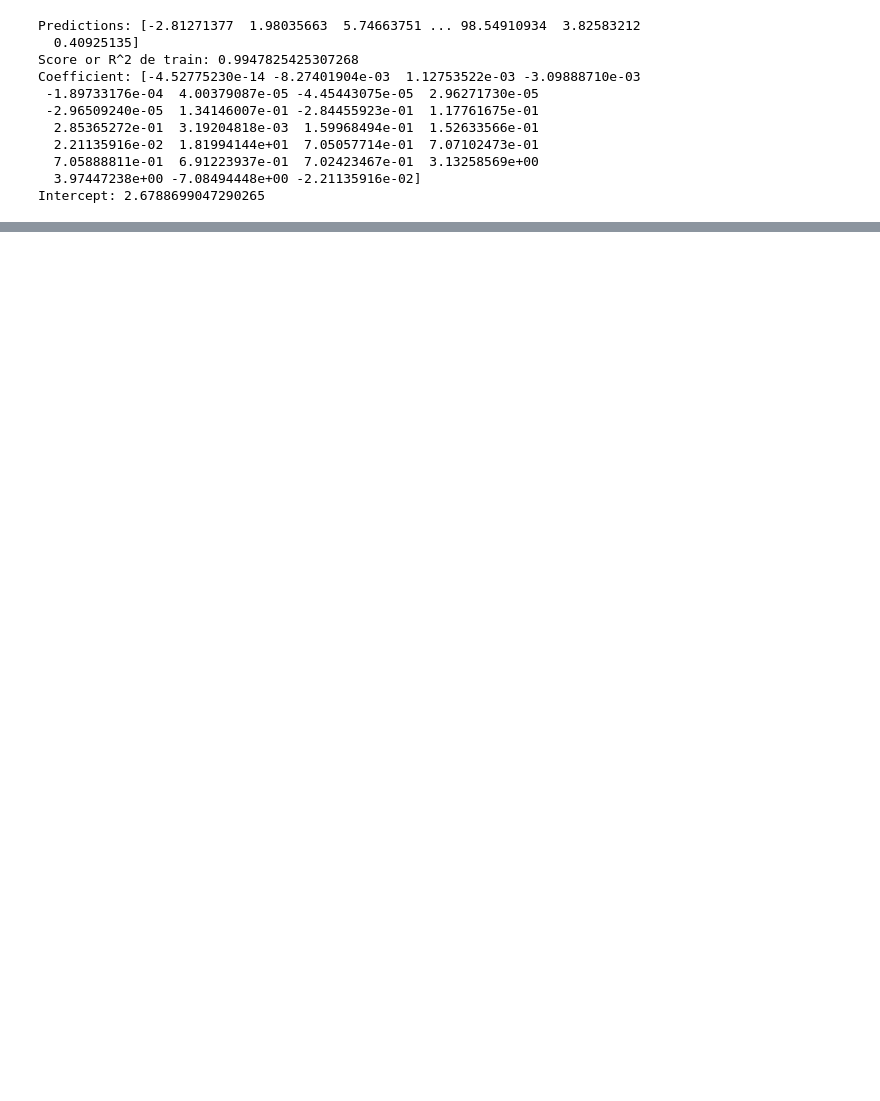
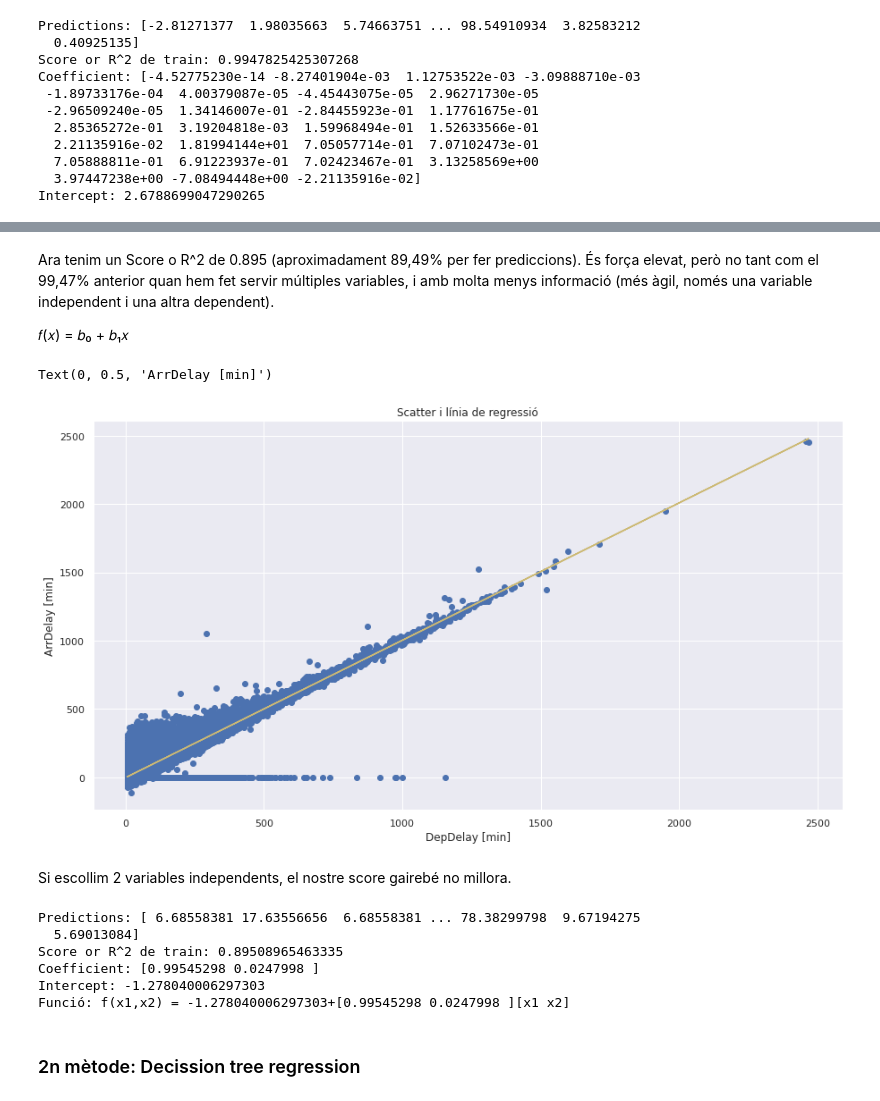
Before and after one commit to rubmungi/S09_T02, a Jupyter notebook: S09_T02_Supervisat_Regressio-bis.ipynb, the cells around one changed output, grey strips where cells are left out. Cells and saved outputs as stored; diff of their text form; code cells hidden in the pictures; blank space fills up the shorter version.

```diff
--- a/S09_T02_Supervisat_Regressio-bis.ipynb
+++ b/S09_T02_Supervisat_Regressio-bis.ipynb
@@ -175,0 +197,3 @@ Intercept: 2.6788699047290265
+# %%
+x02=vols03.loc[:,["DepDelay"]]
+y02=y
@@ -175,0 +206,2 @@ Intercept: 2.6788699047290265
+# %%
+model02 = lm.fit(x02,y02)
@@ -175,0 +222,17 @@ Intercept: 2.6788699047290265
+# %% [markdown]
+Ara tenim un Score o R^2 de 0.895 (aproximadament 89,49% per fer prediccions). És força elevat, però no tant com el 99,47% anterior quan hem fet servir múltiples variables, i amb molta menys informació (més àgil, només una variable independent i una altra dependent).
+
+𝑓(𝑥) = 𝑏₀ + 𝑏₁𝑥
+# %%
+fig, ax1 = plt.subplots(figsize = (15, 8))
+ax1.scatter(x02,y02)
+#Afegim regressió lineal y = b + mx
+ax1.plot(x02,lm.intercept_+lm.coef_*x02,"y-")
+plt.title("Scatter i línia de regressió",fontsize=12)
+plt.xlabel("DepDelay [min]")
+plt.ylabel("ArrDelay [min]")
+# %% [output]
+Text(0, 0.5, 'ArrDelay [min]')
+[figure, added]
+# %% [markdown]
+Si escollim 2 variables independents, el nostre score gairebé no millora.
@@ -175,0 +244,16 @@ Intercept: 2.6788699047290265
+# %%
+predictions03 = lm.predict(x03)
+print("Predictions: " + str(predictions03))
+print("Score or R^2 de train: " + str(lm.score(x03,y03)))
+print("Coefficient: " + str(lm.coef_))
+print("Intercept: " + str(lm.intercept_))
+print("Funció: f(x1,x2) = " + str(lm.intercept_)+str("+")+str(lm.coef_)+str("[x1 x2]") )
+# %% [output]
+Predictions: [ 6.68558381 17.63556656  6.68558381 ... 78.38299798  9.67194275
+  5.69013084]
+Score or R^2 de train: 0.89508965463335
+Coefficient: [0.99545298 0.0247998 ]
+Intercept: -1.278040006297303
+Funció: f(x1,x2) = -1.278040006297303+[0.99545298 0.0247998 ][x1 x2]
+# %% [markdown]
+### 2n mètode: Decission tree regression
```
Also changed, not shown: parts of 42 cells of this notebook.
